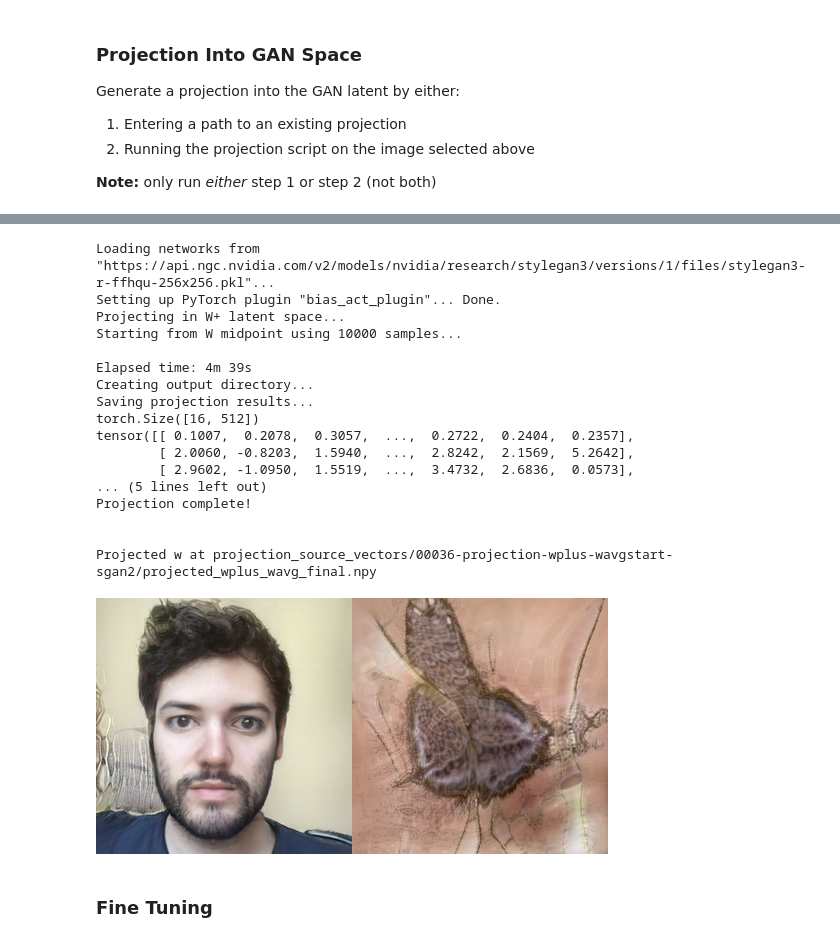
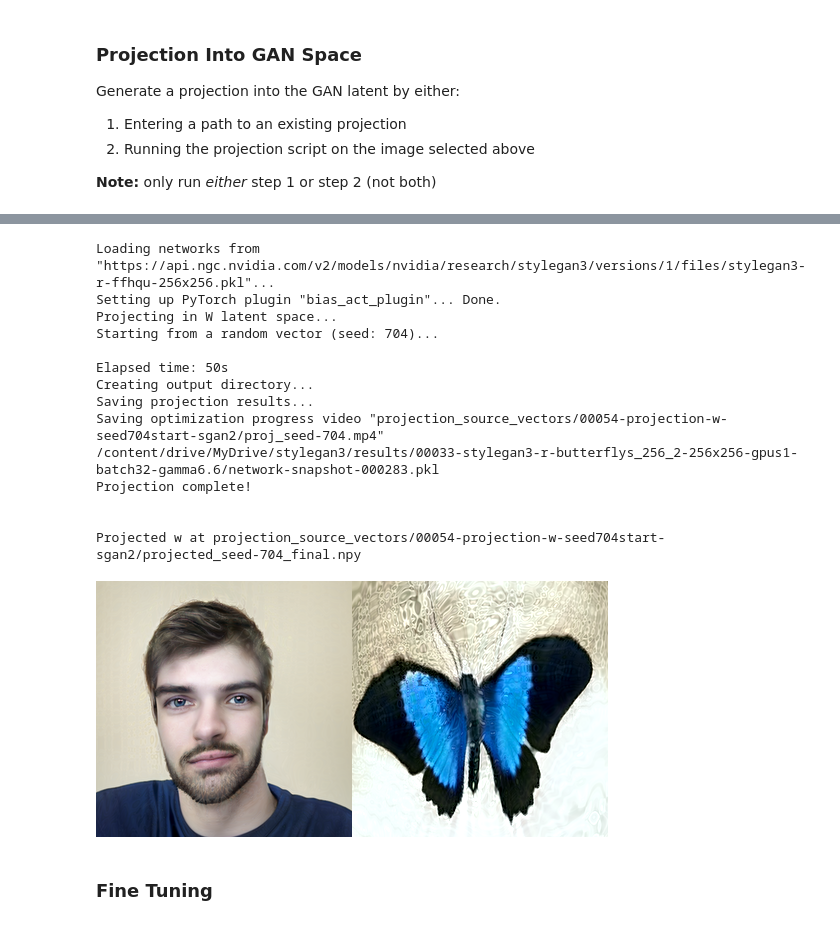
Before and after one commit to adamdavidcole/stylegan3-fun-blend, a Jupyter notebook: blend.ipynb, the cells around one changed output, grey strips where cells are left out. Cells and saved outputs as stored; diff of their text form; code cells hidden in the pictures.

Commit message:
end of day save

```diff
--- a/blend.ipynb
+++ b/blend.ipynb
@@ -627,47 +629,47 @@ tensor([[[-0.0617, -0.3031, -0.1027,  ..., -0.2861, -0.0941, -0.1297],
 #@markdown (This process can take over 10 minuets )
 projection_source_vectors_outdir = "projection_source_vectors"
 
-num_steps = 2000 #@param {type: "integer", min:0, max:10000, step:1 }
-trunc = 0.5 #@param {type: "slider", min:0, max:1, step:0.01 }
+num_steps =  400#@param {type: "integer", min:0, max:10000, step:1 }
+trunc = 1 #@param {type: "slider", min:0, max:1, step:0.01 }
+loss_paper = "sgan2" #@param ['sgan2', 'im2sgan', 'discriminator', 'clip']
+
 # --save-video off --project-in-wplus
-!python projector.py --outdir=$projection_source_vectors_outdir --target=$img_file_path --trunc=0.3 --project-in-wplus --num-steps=$num_steps --stabilize-projection \
-    --cfg=stylegan3-r --network=ffhqu256
+!python projector.py --outdir=$projection_source_vectors_outdir --target=$img_file_path --trunc=$trunc --loss-paper=$loss_paper --num-steps=$num_steps --stabilize-projection --save-video \
+    --start-wavg=false --projection-seed=704 \
+    --cfg=stylegan3-r --network=ffhqu256 --network_tuned=$destination_model_pkl
 print("Projection complete! \n\n")
 
 last_projected_source_vector_dir= os.listdir(projection_source_vectors_outdir)[-1]
 last_projected_source_vector_path = f"{projection_source_vectors_outdir}/{last_projected_source_vector_dir}"
 
 projected_w_filename = [f for f in os.listdir(last_projected_source_vector_path) if f.endswith('.npy')][0]
 projected_w_path = f"{last_projected_source_vector_path}/{projected_w_filename}"
 
 print(f"Projected w at {projected_w_path}")
 
 im1 = synthesize_img_from_w_path(G, projected_w_path)
 im2 = synthesize_img_from_w_path(G_tuned, projected_w_path)
 im = add_imgs([im1, im2])
 
 im.save(f"{last_projected_source_vector_path}/proj_w_tuned.jpg")
 
 display(im)
 # %% [output]
 Loading networks from "https://api.ngc.nvidia.com/v2/models/nvidia/research/stylegan3/versions/1/files/stylegan3-r-ffhqu-256x256.pkl"...
 Setting up PyTorch plugin "bias_act_plugin"... Done.
-Projecting in W+ latent space...
-Starting from W midpoint using 10000 samples...
+Projecting in W latent space...
+Starting from a random vector (seed: 704)...
 
-Elapsed time: 4m 39s
+Elapsed time: 50s
 Creating output directory...
 Saving projection results...
-torch.Size([16, 512])
-tensor([[ 0.1007,  0.2078,  0.3057,  ...,  0.2722,  0.2404,  0.2357],
-        [ 2.0060, -0.8203,  1.5940,  ...,  2.8242,  2.1569,  5.2642],
-        [ 2.9602, -1.0950,  1.5519,  ...,  3.4732,  2.6836,  0.0573],
-... (5 lines left out)
+Saving optimization progress video "projection_source_vectors/00054-projection-w-seed704start-sgan2/proj_seed-704.mp4"
+/content/drive/MyDrive/stylegan3/results/00033-stylegan3-r-butterflys_256_2-256x256-gpus1-batch32-gamma6.6/network-snapshot-000283.pkl
 Projection complete!
 
 
-Projected w at projection_source_vectors/00036-projection-wplus-wavgstart-sgan2/projected_wplus_wavg_final.npy
+Projected w at projection_source_vectors/00054-projection-w-seed704start-sgan2/projected_seed-704_final.npy
-[figure, old version]
+[figure, new version]
 # %% [markdown]
 ### Fine Tuning
 # %%
```
Also changed, not shown: parts of 11 cells of this notebook.
